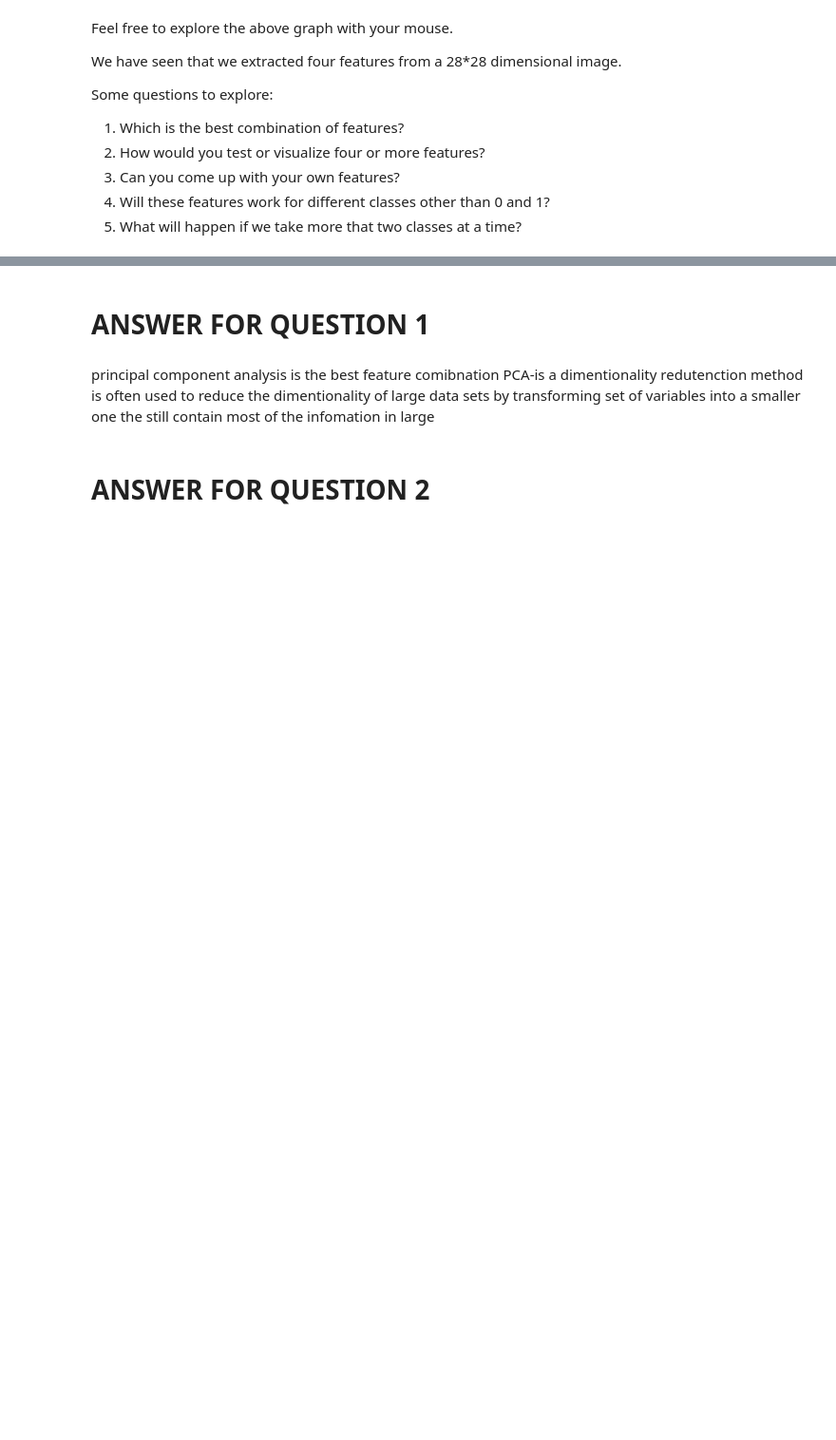
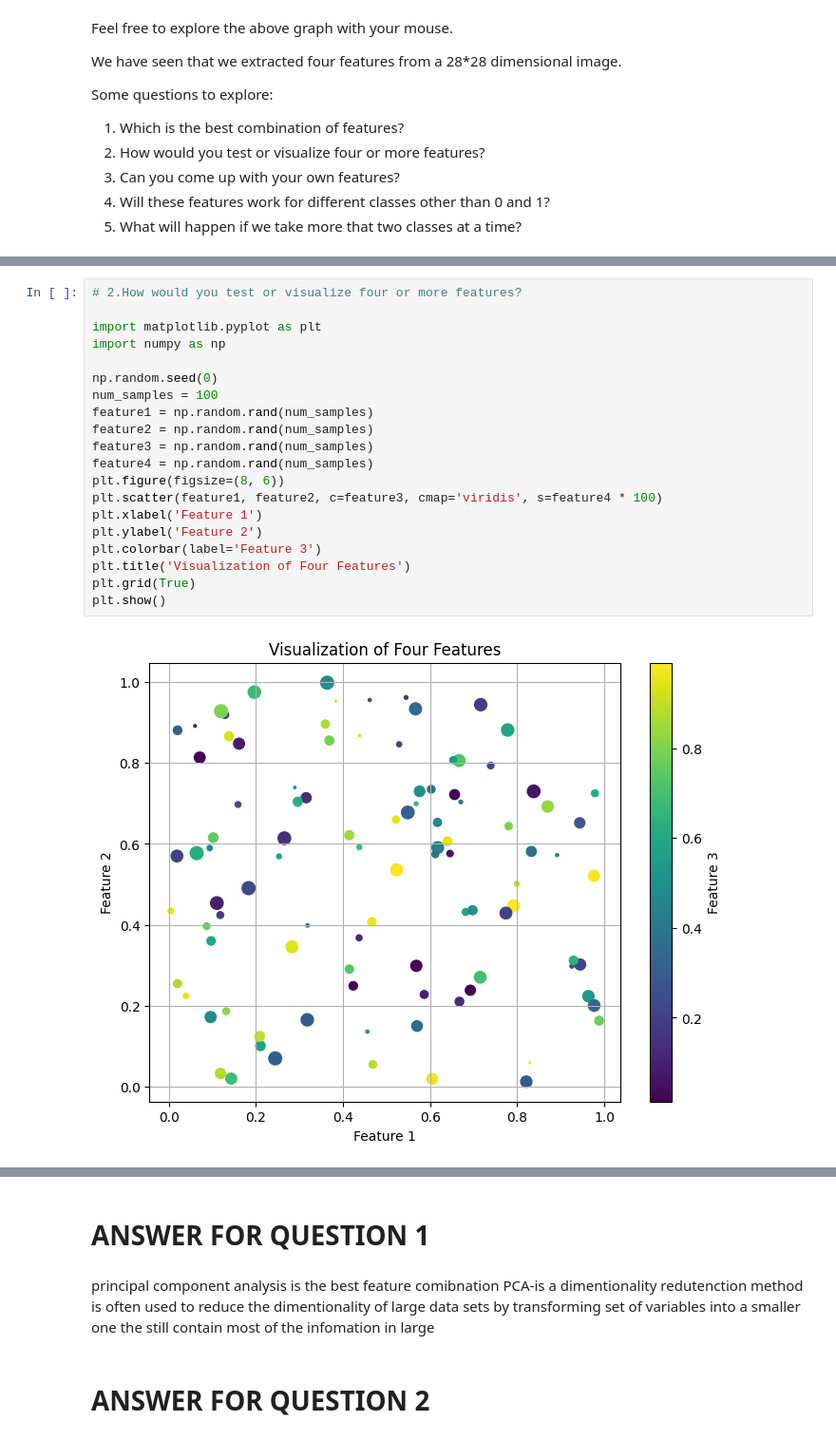
Before and after one commit to Radhaanjaiah/Bandi_Naresh., a Jupyter notebook: Module_01_Lab_01_Features.ipynb, the cells around one changed output, grey strips where cells are left out. Shown at 95% size. Saved outputs shown, nothing was run; the diff lists cells and outputs as text; blank space fills up the shorter version.

```diff
--- a/Module_01_Lab_01_Features.ipynb
+++ b/Module_01_Lab_01_Features.ipynb
@@ -844,0 +883,22 @@ Some questions to explore:
+# %%
+# 2.How would you test or visualize four or more features?
+
+import matplotlib.pyplot as plt
+import numpy as np
+
+np.random.seed(0)
+num_samples = 100
+feature1 = np.random.rand(num_samples)
+feature2 = np.random.rand(num_samples)
+feature3 = np.random.rand(num_samples)
+feature4 = np.random.rand(num_samples)
+plt.figure(figsize=(8, 6))
+plt.scatter(feature1, feature2, c=feature3, cmap='viridis', s=feature4 * 100)
+plt.xlabel('Feature 1')
+plt.ylabel('Feature 2')
+plt.colorbar(label='Feature 3')
+plt.title('Visualization of Four Features')
+plt.grid(True)
+plt.show()
+# %% [output]
+[figure, added]
```
Also changed, not shown: parts of 4 cells of this notebook.
